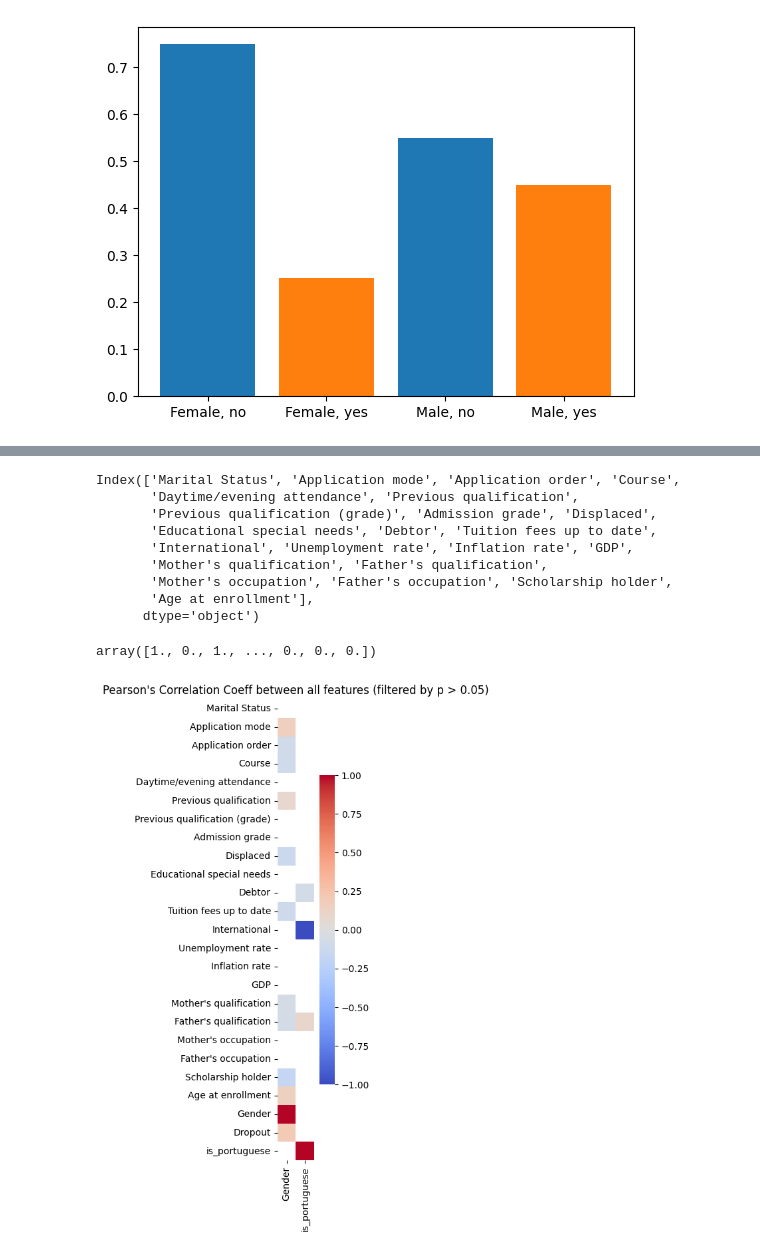
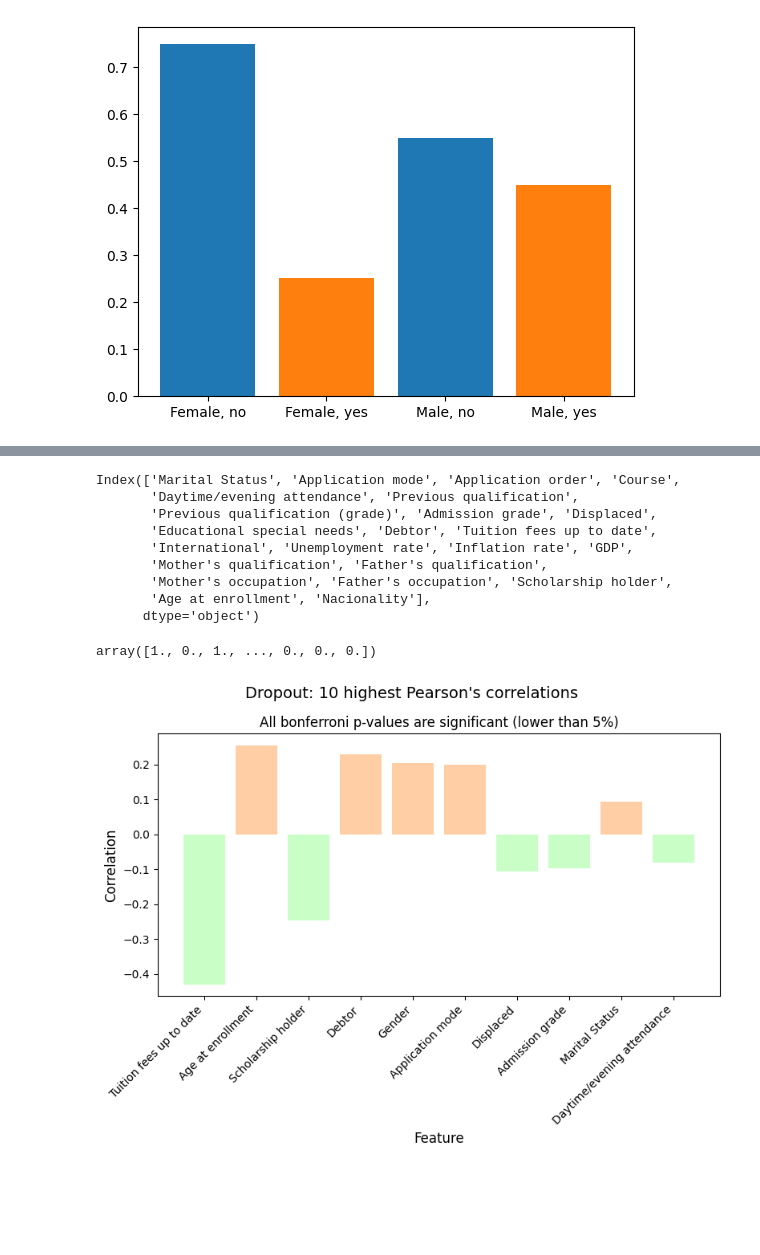
Before and after one commit to Xannadoo/Algorithmic_Fairness_Mandatories, a Jupyter notebook: Exam/Predicting_students_dropout.ipynb, the cells around one changed output, grey strips where cells are left out. Cells and saved outputs as stored; diff of their text form; code cells hidden in the pictures; blank space fills up the shorter version.

```diff
--- a/Exam/Predicting_students_dropout.ipynb
+++ b/Exam/Predicting_students_dropout.ipynb
@@ -80,7 +93,7 @@ def load_data():
     df['is_portuguese'] = is_portuguese_values
 
     # Remove "Nacionality" columns
-    df.drop(columns=["Nacionality"], axis=1, inplace=True)
+    #df.drop(columns=["Nacionality"], axis=1, inplace=True)
 
 
     protected_cols = ['Gender', 'is_portuguese'] # TODO: do something with parents qualitifcation and occupation?? Or other categories
@@ -94,20 +107,19 @@ def load_data():
     features_protected = pd.concat([df[x] for x in protected_cols], axis=1)
 
     for x in protected_cols:
-      df = df.drop(x, axis=1)
+      df.drop(x, axis=1, inplace=True)
 
     features_np = df.copy()
 
     return features, features_full, labels, groups, features_np, features_protected, protected_cols
 
 
-def get_test_and_training_data(features, labels, protected_cols=[], test_size=0.2):
+def get_test_and_training_data(features, labels, group, protected_cols=[], test_size=0.2): # take  group,  as arugment
     ## This code is adapted from solution to data debias exercises
     X, y = features, labels
-    X_train, X_test, y_train, y_test = train_test_split(X, y, test_size=test_size, random_state=seed)
 
-    X_train_init = X_train.copy()
-    X_test_init = X_test.copy()
+    X_train, X_test, y_train, y_test, group_train, group_test = train_test_split(X, y, group, test_size=test_size, random_state=seed)
+    #X_train, X_test, y_train, y_test = train_test_split(X, y, group, test_size=test_size, random_state=seed)
 
     # Subset for protected and non-protected features
     X_train_p = X_train[protected_cols]
@@ -115,7 +127,7 @@ def get_test_and_training_data(features, labels, protected_cols=[], test_size=0.
     X_test_p = X_test[protected_cols]
     X_test_np = X_test.drop(columns=protected_cols)
 
-    return X_train_init, X_test_init, y_train, y_test, X_train_p, X_train_np, X_test_p, X_test_np
+    return X_train, X_test, y_train, y_test, X_train_p, X_train_np, X_test_p, X_test_np, group_train, group_test
 # %% [markdown]
 ### A Geometric Solution to Fair Representations
 # %%
@@ -391,7 +1222,7 @@ Index(['Marital Status', 'Application mode', 'Application order', 'Course',
        'International', 'Unemployment rate', 'Inflation rate', 'GDP',
        'Mother's qualification', 'Father's qualification',
        'Mother's occupation', 'Father's occupation', 'Scholarship holder',
-       'Age at enrollment'],
+       'Age at enrollment', 'Nacionality'],
       dtype='object')
 # %%
 model = LogisticRegression(max_iter=5000, penalty="l2", C=0.8497534359086438, tol=1e-4, solver="saga")
@@ -401,6 +1232,6 @@ logreg_preds
 # %% [output]
 array([1., 0., 1., ..., 0., 0., 0.])
 # %%
-plot_corr(features_full,protected_cols=protected_cols, show_protected_features=True)
+plot_corr(features_full,feature_cols=['Dropout'], show_specific_features=True)
 # %% [output]
-[figure, old version]
+[figure, new version]
```
Also changed, not shown: parts of 62 cells of this notebook.
